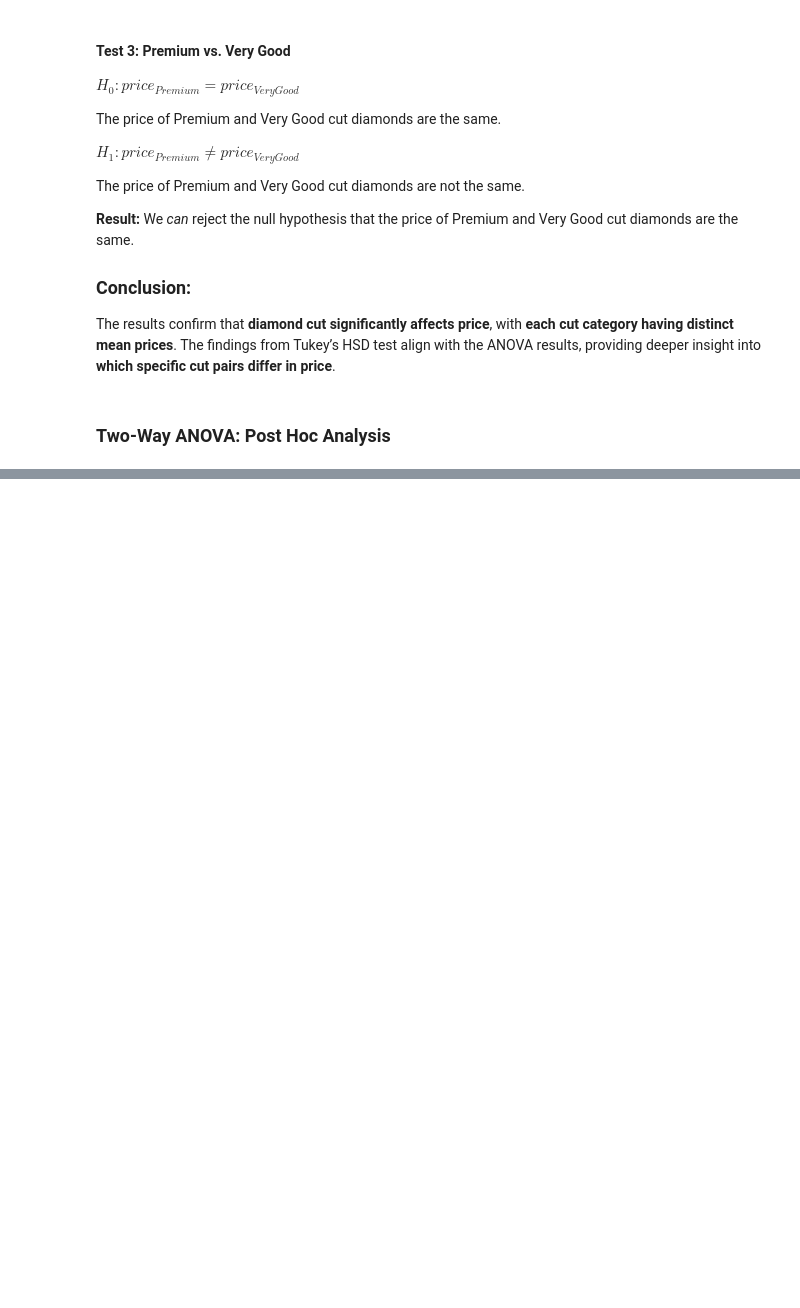
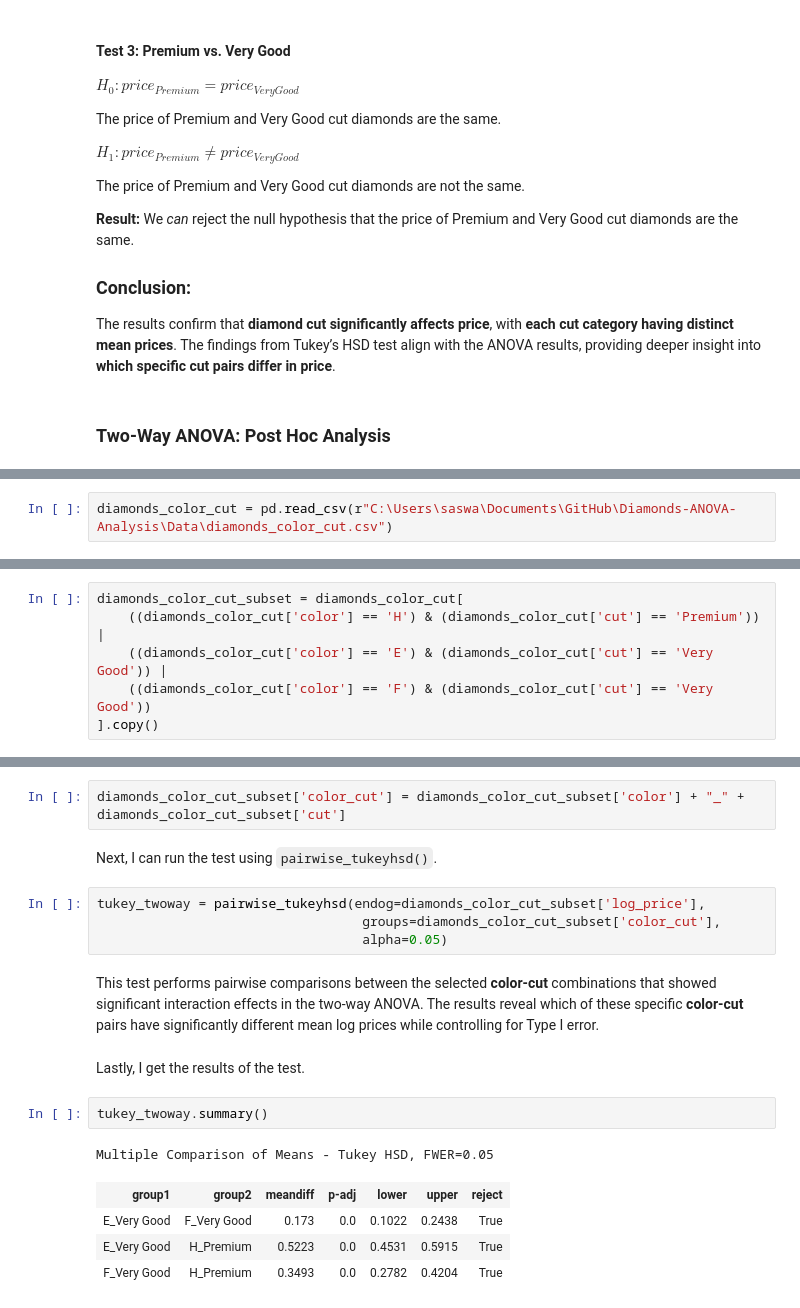
Before and after one commit to Cyberoctane29/Diamonds-ANOVA-Analysis, a Jupyter notebook: Diamonds_ANOVA_Analysis.ipynb, the cells around one changed output, grey strips where cells are left out. Drawn from its saved outputs; the diff is of its cells as text; blank space fills up the shorter version.

```diff
--- a/Diamonds_ANOVA_Analysis.ipynb
+++ b/Diamonds_ANOVA_Analysis.ipynb
@@ -1128,0 +1154,2 @@ for model use model 3
+# %%
+diamonds_color_cut = pd.read_csv(r"C:\Users\saswa\Documents\GitHub\Diamonds-ANOVA-Analysis\Data\diamonds_color_cut.csv")
@@ -1128,0 +1226,6 @@ for model use model 3
+# %%
+diamonds_color_cut_subset = diamonds_color_cut[
+    ((diamonds_color_cut['color'] == 'H') & (diamonds_color_cut['cut'] == 'Premium')) |
+    ((diamonds_color_cut['color'] == 'E') & (diamonds_color_cut['cut'] == 'Very Good')) |
+    ((diamonds_color_cut['color'] == 'F') & (diamonds_color_cut['cut'] == 'Very Good'))
+].copy()
@@ -1128,0 +1236,20 @@ for model use model 3
+# %%
+diamonds_color_cut_subset['color_cut'] = diamonds_color_cut_subset['color'] + "_" + diamonds_color_cut_subset['cut']
+# %% [markdown]
+Next, I can run the test using `pairwise_tukeyhsd()`.
+# %%
+tukey_twoway = pairwise_tukeyhsd(endog=diamonds_color_cut_subset['log_price'],
+                                  groups=diamonds_color_cut_subset['color_cut'],
+                                  alpha=0.05)
+# %% [markdown]
+This test performs pairwise comparisons between the selected **color-cut** combinations that showed significant interaction effects in the two-way ANOVA. The results reveal which of these specific **color-cut** pairs have significantly different mean log prices while controlling for Type I error.
+# %% [markdown]
+Lastly, I get the results of the test.
+# %%
+tukey_twoway.summary()
+# %% [output]
+Multiple Comparison of Means - Tukey HSD, FWER=0.05
+| group1 | group2 | meandiff | p-adj | lower | upper | reject |
+| E_Very Good | F_Very Good | 0.173 | 0.0 | 0.1022 | 0.2438 | True |
+| E_Very Good | H_Premium | 0.5223 | 0.0 | 0.4531 | 0.5915 | True |
+| F_Very Good | H_Premium | 0.3493 | 0.0 | 0.2782 | 0.4204 | True |
```
Also changed, not shown: parts of 35 cells of this notebook.
